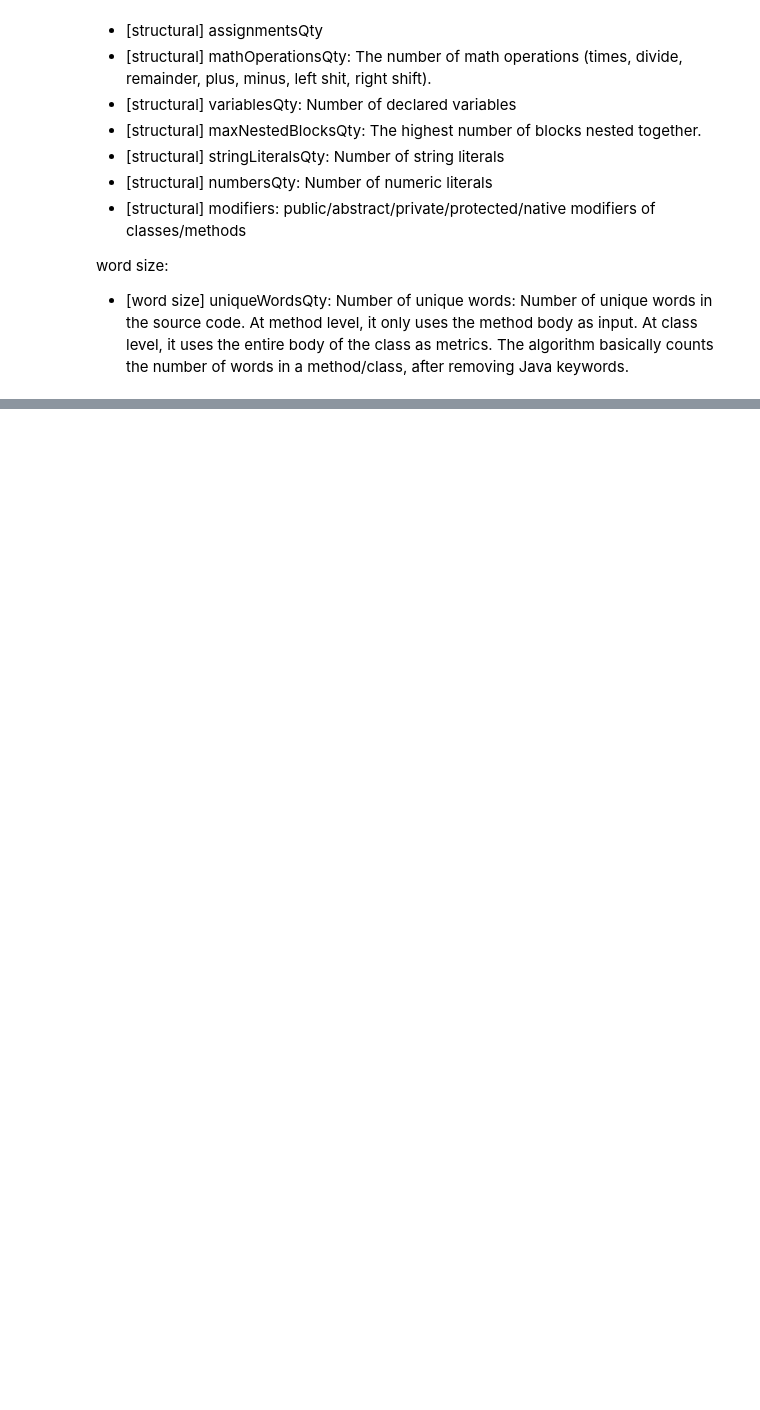
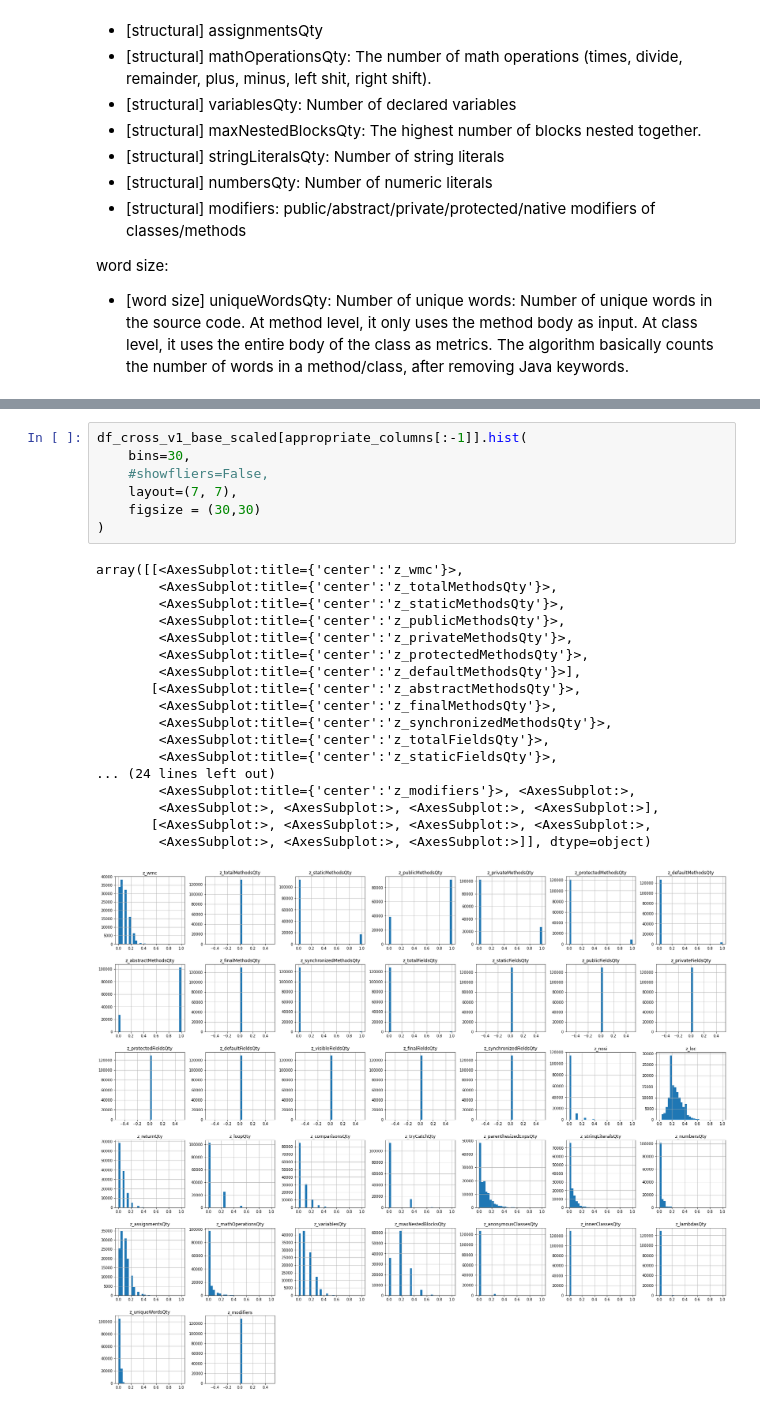
Before and after one commit to ArtificialSoftwareEngineering/InterpretingCodeGeneration, a Jupyter notebook: nbs/00_data.covariates.ipynb, the cells around one changed output, grey strips where cells are left out. Drawn from its saved outputs; the diff is of its cells as text; blank space fills up the shorter version.

```diff
--- a/nbs/00_data.covariates.ipynb
+++ b/nbs/00_data.covariates.ipynb
@@ -994,0 +1053,26 @@ df_cross_v0_java_metrics.describe()
+# %%
+df_cross_v1_base_scaled[appropriate_columns[:-1]].hist(
+    bins=30,
+    #showfliers=False,
+    layout=(7, 7),
+    figsize = (30,30)
+)
+# %% [output]
+array([[<AxesSubplot:title={'center':'z_wmc'}>,
+        <AxesSubplot:title={'center':'z_totalMethodsQty'}>,
+        <AxesSubplot:title={'center':'z_staticMethodsQty'}>,
+        <AxesSubplot:title={'center':'z_publicMethodsQty'}>,
+        <AxesSubplot:title={'center':'z_privateMethodsQty'}>,
+        <AxesSubplot:title={'center':'z_protectedMethodsQty'}>,
+        <AxesSubplot:title={'center':'z_defaultMethodsQty'}>],
+       [<AxesSubplot:title={'center':'z_abstractMethodsQty'}>,
+        <AxesSubplot:title={'center':'z_finalMethodsQty'}>,
+        <AxesSubplot:title={'center':'z_synchronizedMethodsQty'}>,
+        <AxesSubplot:title={'center':'z_totalFieldsQty'}>,
+        <AxesSubplot:title={'center':'z_staticFieldsQty'}>,
+... (24 lines left out)
+        <AxesSubplot:title={'center':'z_modifiers'}>, <AxesSubplot:>,
+        <AxesSubplot:>, <AxesSubplot:>, <AxesSubplot:>, <AxesSubplot:>],
+       [<AxesSubplot:>, <AxesSubplot:>, <AxesSubplot:>, <AxesSubplot:>,
+        <AxesSubplot:>, <AxesSubplot:>, <AxesSubplot:>]], dtype=object)
+[figure, added]
```
Also changed, not shown: parts of 67 cells of this notebook.
